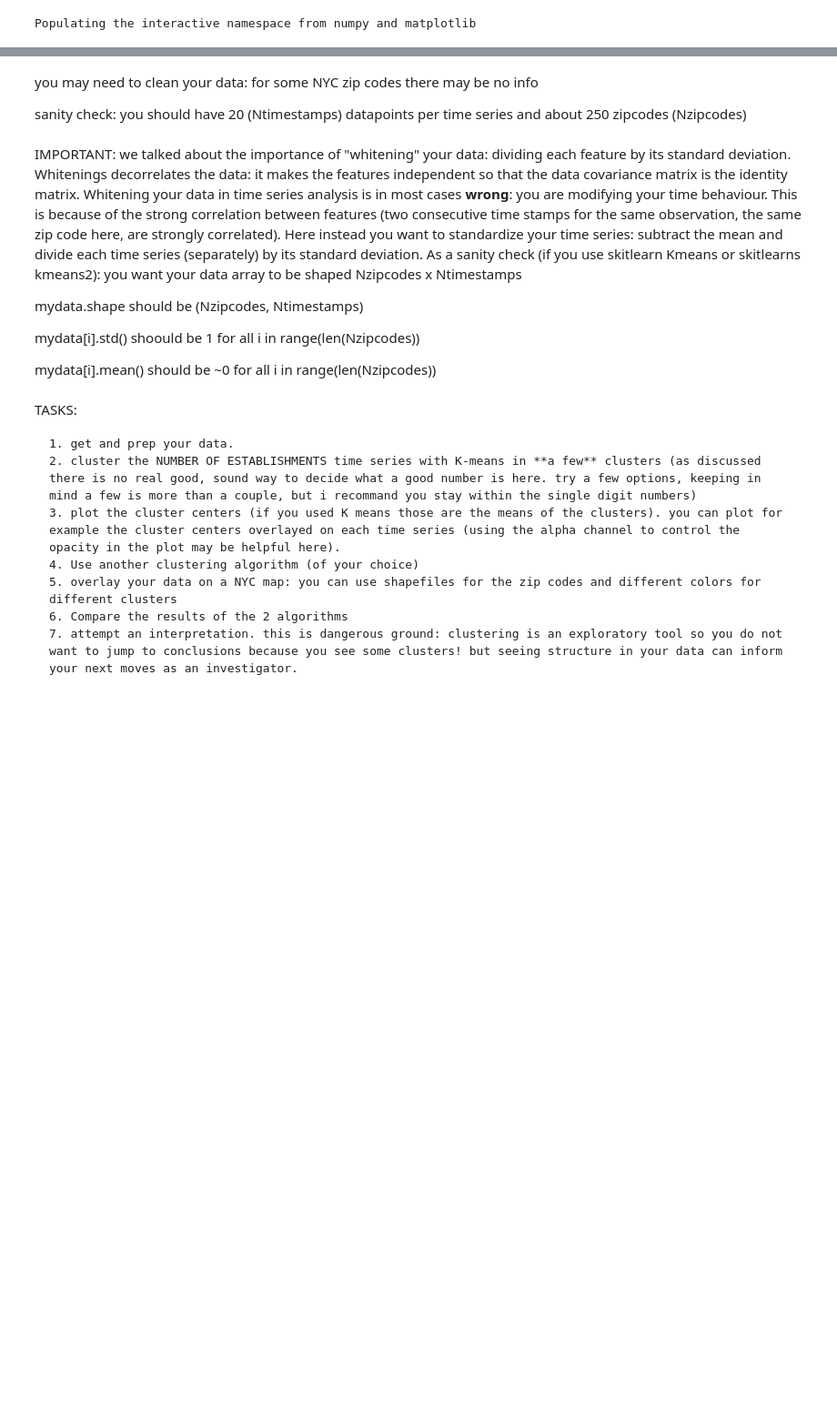
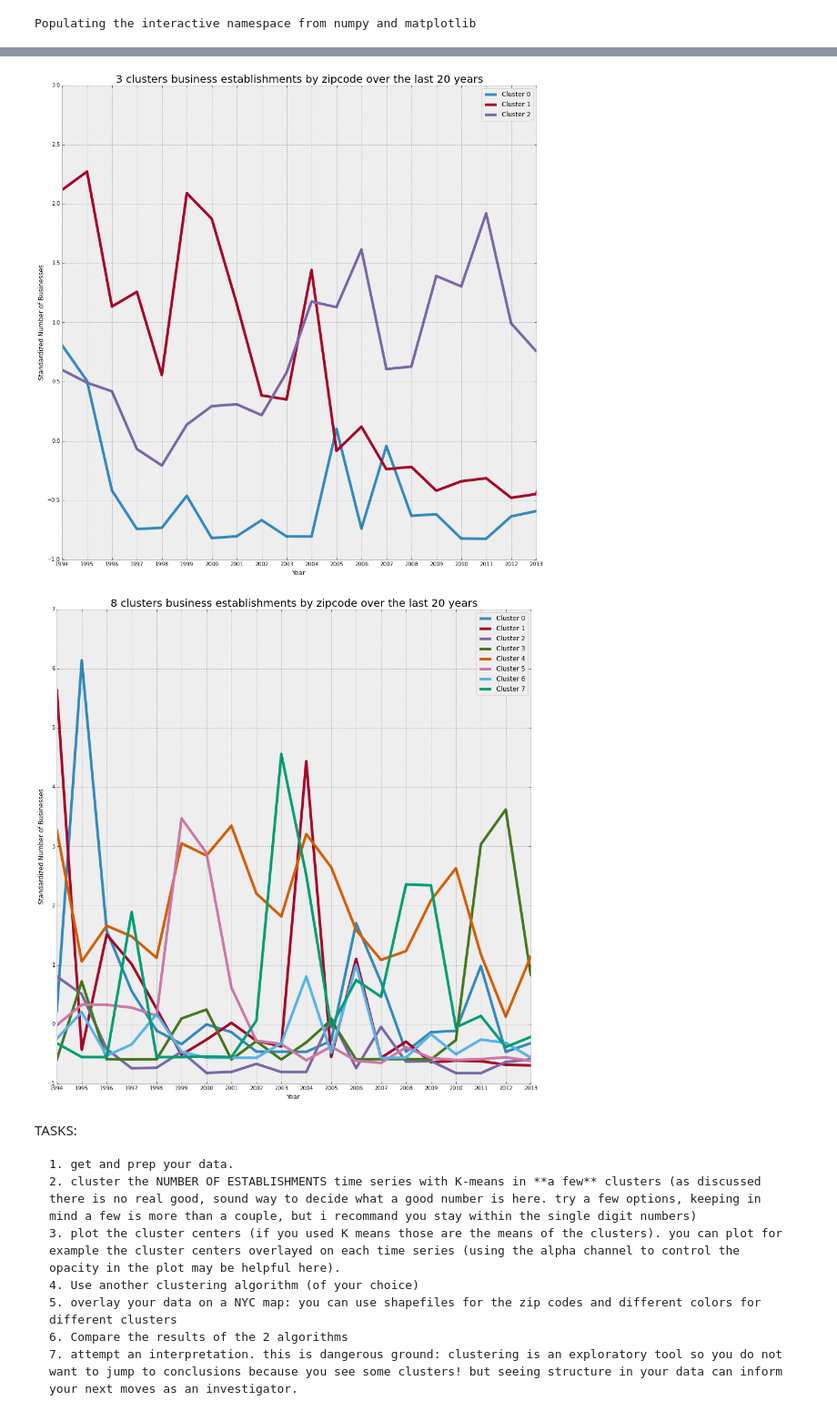
Before and after one commit to afcarl/PUI2015_vvijayarangan, a Jupyter notebook: HW10/HW10vv744.ipynb, the cells around one changed output, grey strips where cells are left out. Shown: that part at 91% size. Saved outputs shown, nothing was run; the diff lists cells and outputs as text; code cells hidden in the pictures; blank space fills up the shorter version.

```diff
--- a/HW10/HW10vv744.ipynb
+++ b/HW10/HW10vv744.ipynb
@@ -32,10 +36,10 @@ for fname in glob.glob('data/*.txt'):
     dfs[i] = (pd.read_csv(fname))
     i+=1
 
-zips = gp.read_file('data/nyc-zip-code-tabulation-areas-polygons.geojson')
+ny = gp.read_file('data/nyc-zip-code-tabulation-areas-polygons.geojson')
 # %%
 #Array on Manhattan zipcodes
-zips = zips.postalCode
+zips = ny.postalCode
 
 #converting column names uniformally to lowercase and converting the index values to zipcode
 for i, year in enumerate(dfs):
@@ -67,8 +73,10 @@ ny_business.columns = new_columns
 # %%
-white_ny_business = ny_business[ny_business.columns[1:]] - ny_business[ny_business.columns[1:]].sum(axis = 0)
+white_ny_business = ny_business[ny_business.columns[1:]] - (ny_business[ny_business.columns[1:]].sum(axis = 0)/len(white_ny_business.axes[1]))
 white_ny_business = white_ny_business/white_ny_business.std(axis = 0)
+white_ny_business = white_ny_business.T
 # %%
 white_ny_business = white_ny_business.dropna()
-res = skc.KMeans(n_clusters=6, max_iter=300).fit(white_ny_business[1:])
+white_ny_business = white_ny_business.drop_duplicates()
+res = skc.KMeans(n_clusters=8, max_iter=300).fit(white_ny_business[1:])
 white_ny_business.shape
 # %% [output]
@@ -79,17 +84,29 @@ white_ny_business.shape
-# %% [markdown]
-you may need to clean your data: for some NYC zip codes there may be no info
-
-sanity check: you should have 20 (Ntimestamps) datapoints per time series and about 250 zipcodes (Nzipcodes)
-# %% [markdown]
-IMPORTANT: we talked about the importance of "whitening" your data: dividing each feature by its standard deviation.
-Whitenings decorrelates the data: it makes the features independent so that the data covariance matrix is the identity matrix.
-Whitening your data in time series analysis is in most cases **wrong**: you are modifying your time behaviour. This is because of the strong correlation between features (two consecutive time stamps for the same observation, the same zip code here, are strongly correlated). Here instead you want to standardize your time series: subtract the mean and divide each time series (separately) by its standard deviation. As a sanity check (if you use skitlearn Kmeans or skitlearns kmeans2): you want your data array to be shaped Nzipcodes x Ntimestamps
-
-mydata.shape should be (Nzipcodes, Ntimestamps)
-
-mydata[i].std() shoould be 1 for all i in range(len(Nzipcodes))
-
-mydata[i].mean() should be ~0 for all i in range(len(Nzipcodes))
+# %%
+labels = []
+def plot_clusters(n_clusters):
+    labels = None * len(n_clusters)
+    for j in n_clusters:
+        res = skc.KMeans(n_clusters=j, max_iter=300).fit(white_ny_business[1:])
+        figure, ax = pl.subplots(figsize=(16,16))
+        num_clusters = len(res.cluster_centers_)
+
+        labels[i] =
+
+        for i in range(num_clusters):
+            ax.plot(res.cluster_centers_[i], linewidth=5, label='Cluster %s' % i)
+
+        ax.set_xlim([0,19])
+        ax.set_title('%s clusters business establishments by zipcode over the last 20 years' % j, fontsize = 20)
+        ax.set_xticks(np.arange(20))
+        ax.set_xticklabels(1994 + np.arange(20))
+        ax.set_xlabel('Year')
+        ax.set_ylabel('Standardized Number of Businesses')
+        ax.legend()
+
+plot_clusters([3, 8])
+# %% [output]
+[figure, added]
+[figure, added]
 # %% [markdown]
 TASKS:
 
```
Also changed, not shown: parts of 5 cells of this notebook.
